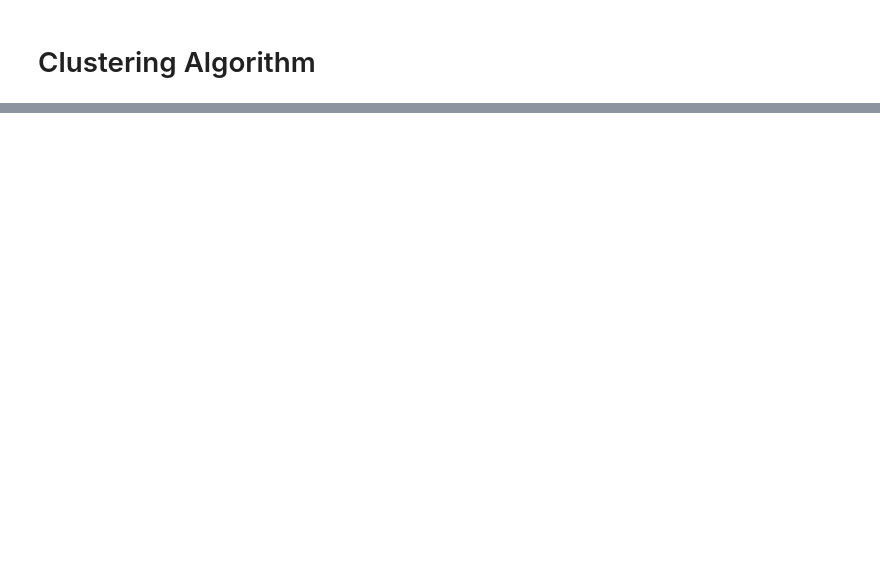
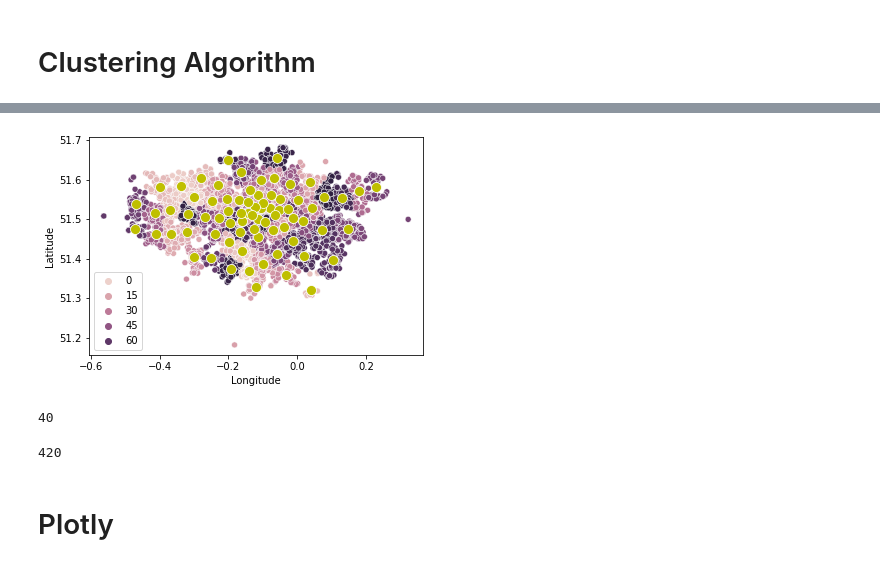
Before and after one commit to LeanderHuyghe/DC2, a Jupyter notebook: K-means_clustering.ipynb, the cells around one changed output, grey strips where cells are left out. Saved outputs shown, nothing was run; the diff lists cells and outputs as text; code cells hidden in the pictures; blank space fills up the shorter version.

```diff
--- a/K-means_clustering.ipynb
+++ b/K-means_clustering.ipynb
@@ -112,0 +125,27 @@ for k in range(1, 10):
+# %%
+#Plot the data with the clusters
+
+clustering_plot = sns.scatterplot(X[:,0], X[:, 1], hue=cluster)
+sns.scatterplot(centroids[:,0], centroids[:, 1], s=100, color='y')
+plt.xlabel('Longitude')
+plt.ylabel('Latitude')
+plt.show()
+# %% [output]
+[figure, added]
+# %%
+amount_crimes = {}
+for item in cluster:
+    if item not in amount_crimes:
+        amount_crimes[item] = 1
+    else:
+        amount_crimes[item] += 1
+
+print(min(amount_crimes.values()))
+# %% [output]
+40
+# %%
+print(max(amount_crimes.values()))
+# %% [output]
+420
+# %% [markdown]
+# Plotly
```
Also changed, not shown: parts of 24 cells of this notebook, 1 other file.
